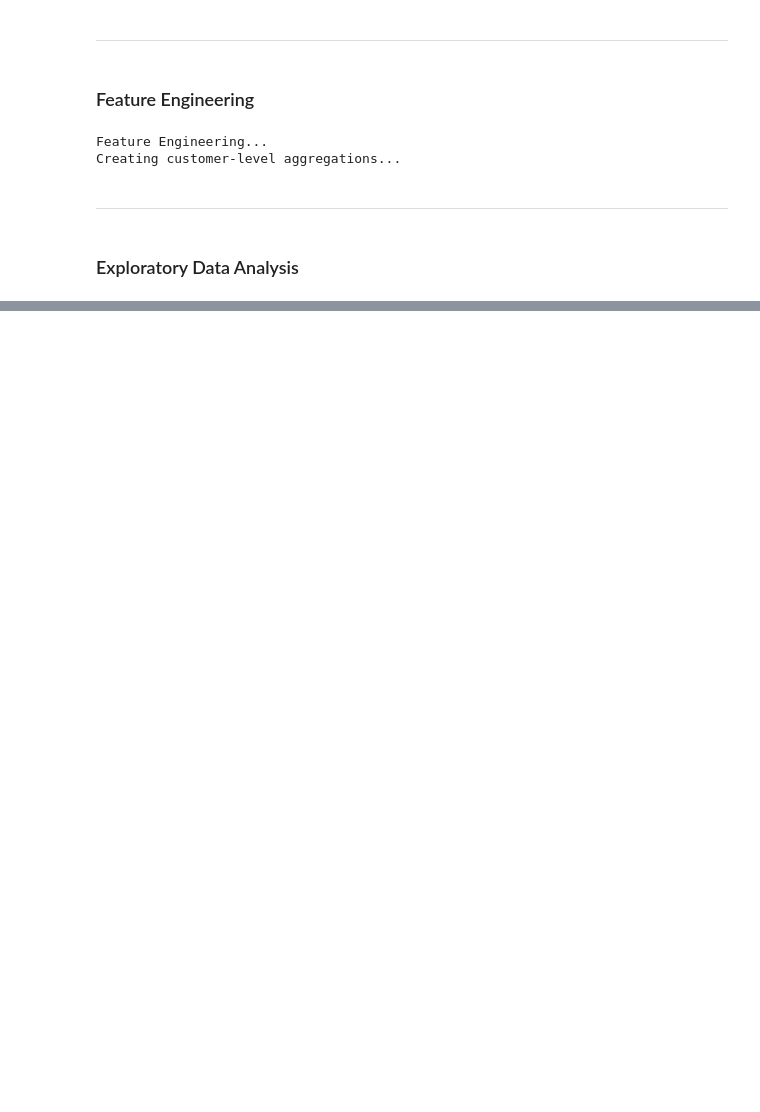
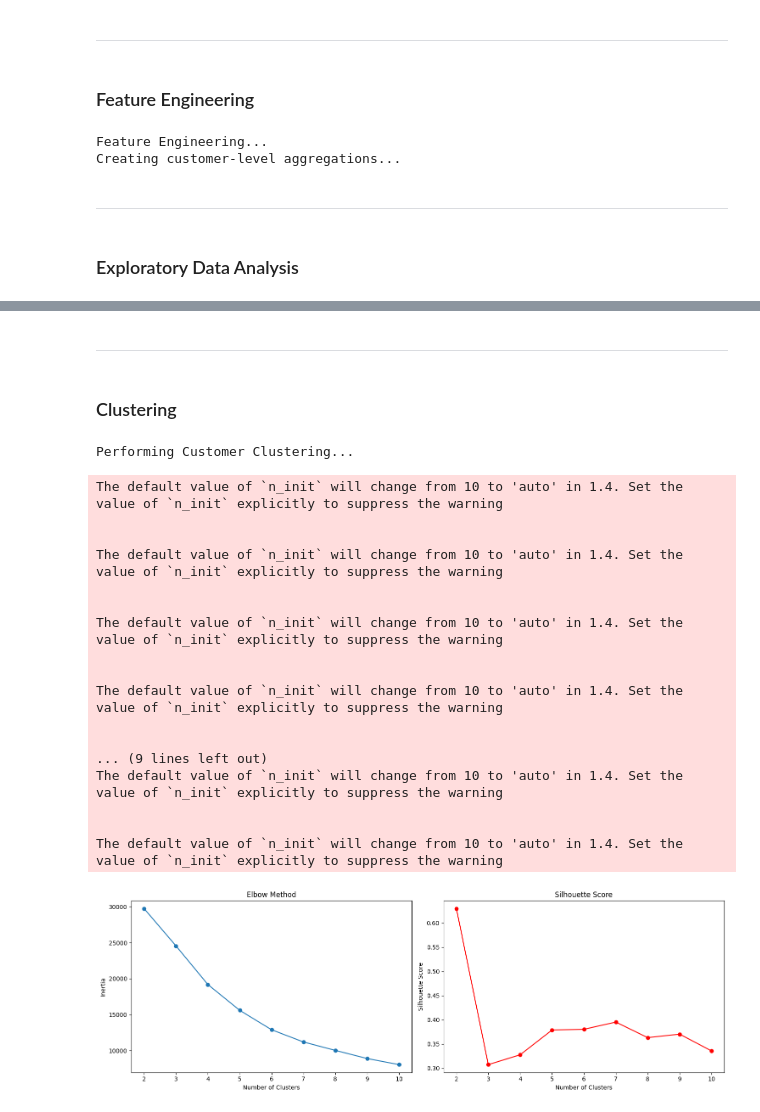
Before and after one commit to nitcode-cyber/e-commerce-capstone, a Jupyter notebook: jupyter_notebooks/MAIN.ipynb, the cells around one changed output, grey strips where cells are left out. Saved outputs shown, nothing was run; the diff lists cells and outputs as text; code cells hidden in the pictures; blank space fills up the shorter version.

```diff
--- a/jupyter_notebooks/MAIN.ipynb
+++ b/jupyter_notebooks/MAIN.ipynb
@@ -717,0 +1151,65 @@ Creating customer-level aggregations...
+# %% [markdown]
+---
+# %% [markdown]
+### Clustering
+# %%
+print("\nPerforming Customer Clustering...")
+
+# Prepare data for clustering
+clustering_features = ['recency', 'frequency', 'monetary',
+                      'payment_value_mean', 'delivery_days_mean',
+                      ]
+
+# Clean and prepare clustering data
+clustering_data = customer_metrics[clustering_features].fillna(0)
+
+# Standardize features
+scaler = StandardScaler()
+clustering_scaled = scaler.fit_transform(clustering_data)
+
+# Determine optimal number of clusters using elbow method
+inertias = []
+silhouette_scores = []
+K_range = range(2, 11)
+
+for k in K_range:
+    kmeans = KMeans(n_clusters=k, random_state=42)
+    kmeans.fit(clustering_scaled)
+    inertias.append(kmeans.inertia_)
+    silhouette_scores.append(silhouette_score(clustering_scaled, kmeans.labels_))
+
+# Plot elbow curve and silhouette scores
+fig, (ax1, ax2) = plt.subplots(1, 2, figsize=(15, 5))
+
+ax1.plot(K_range, inertias, marker='o')
+ax1.set_title('Elbow Method')
+ax1.set_xlabel('Number of Clusters')
+ax1.set_ylabel('Inertia')
+
+ax2.plot(K_range, silhouette_scores, marker='o', color='red')
+ax2.set_title('Silhouette Score')
+ax2.set_xlabel('Number of Clusters')
+ax2.set_ylabel('Silhouette Score')
+
+plt.tight_layout()
+plt.show()
+# %% [output]
+Performing Customer Clustering...
+The default value of `n_init` will change from 10 to 'auto' in 1.4. Set the value of `n_init` explicitly to suppress the warning
+
+
+The default value of `n_init` will change from 10 to 'auto' in 1.4. Set the value of `n_init` explicitly to suppress the warning
+
+
+The default value of `n_init` will change from 10 to 'auto' in 1.4. Set the value of `n_init` explicitly to suppress the warning
+
+
+The default value of `n_init` will change from 10 to 'auto' in 1.4. Set the value of `n_init` explicitly to suppress the warning
+
+
+... (9 lines left out)
+The default value of `n_init` will change from 10 to 'auto' in 1.4. Set the value of `n_init` explicitly to suppress the warning
+
+
+The default value of `n_init` will change from 10 to 'auto' in 1.4. Set the value of `n_init` explicitly to suppress the warning
+[figure, added]
```
Also changed, not shown: parts of 32 cells of this notebook, 5 other files.
